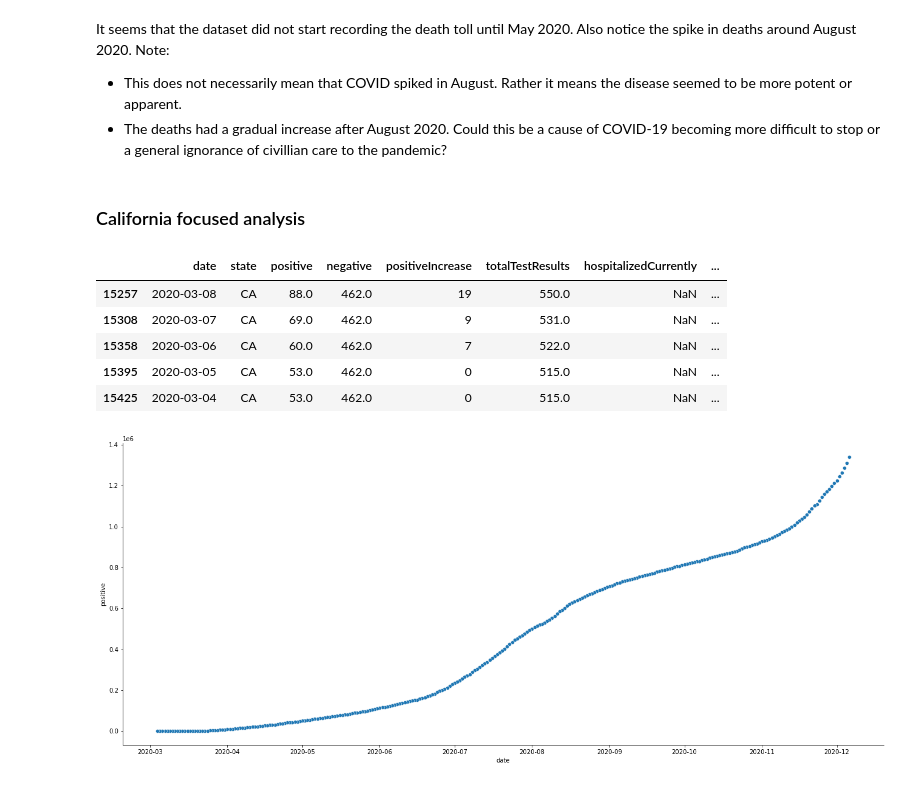
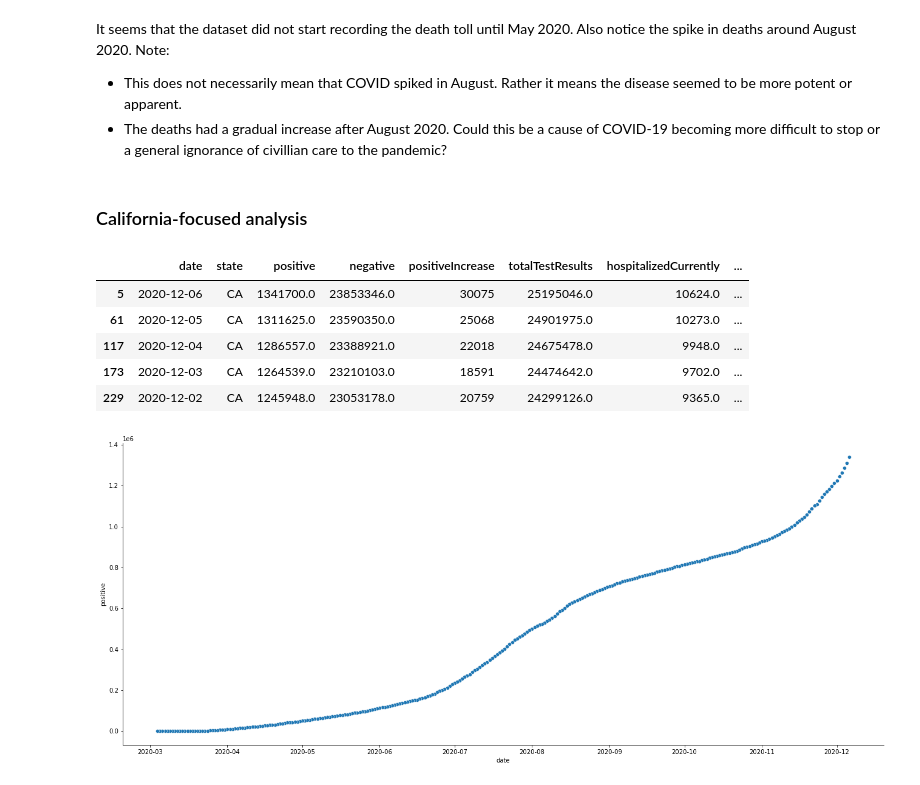
Before and after one commit to gianmillare/Covid-19-US-Analysis, a Jupyter notebook: COVID-19 Analysis.ipynb, the cells around one changed output. Drawn from its saved outputs; the diff is of its cells as text; code cells hidden in the pictures.

```diff
--- a/COVID-19 Analysis.ipynb
+++ b/COVID-19 Analysis.ipynb
@@ -85,20 +85,20 @@ It seems that the dataset did not start recording the death toll until May 2020.
 * This does not necessarily mean that COVID spiked in August. Rather it means the disease seemed to be more potent or apparent.
 * The deaths had a gradual increase after August 2020. Could this be a cause of COVID-19 becoming more difficult to stop or a general ignorance of civillian care to the pandemic?
 # %% [markdown]
-### California focused analysis
+### California-focused analysis
 # %%
 # First make a new dataframe for CA only
 cal_covid = covid.loc[covid['state'] == 'CA']
-cal_covid.tail()
+cal_covid.head()
 
 # Unfortunately, the nature of the data does not provide some values (i.e. death, hospitalized, etc)
 # %% [output]
 |  | date | state | positive | negative | positiveIncrease | totalTestResults | hospitalizedCurrently | ... |
-| 15257 | 2020-03-08 | CA | 88.0 | 462.0 | 19 | 550.0 | NaN | ... |
-| 15308 | 2020-03-07 | CA | 69.0 | 462.0 | 9 | 531.0 | NaN | ... |
-| 15358 | 2020-03-06 | CA | 60.0 | 462.0 | 7 | 522.0 | NaN | ... |
-| 15395 | 2020-03-05 | CA | 53.0 | 462.0 | 0 | 515.0 | NaN | ... |
-| 15425 | 2020-03-04 | CA | 53.0 | 462.0 | 0 | 515.0 | NaN | ... |
+| 5 | 2020-12-06 | CA | 1341700.0 | 23853346.0 | 30075 | 25195046.0 | 10624.0 | ... |
+| 61 | 2020-12-05 | CA | 1311625.0 | 23590350.0 | 25068 | 24901975.0 | 10273.0 | ... |
+| 117 | 2020-12-04 | CA | 1286557.0 | 23388921.0 | 22018 | 24675478.0 | 9948.0 | ... |
+| 173 | 2020-12-03 | CA | 1264539.0 | 23210103.0 | 18591 | 24474642.0 | 9702.0 | ... |
+| 229 | 2020-12-02 | CA | 1245948.0 | 23053178.0 | 20759 | 24299126.0 | 9365.0 | ... |
 # %%
 cal_positives = sns.relplot(x="date", y="positive", data=cal_covid)
 cal_positives.fig.set_size_inches(20,8)
```
Also changed, not shown: parts of 4 cells of this notebook.
